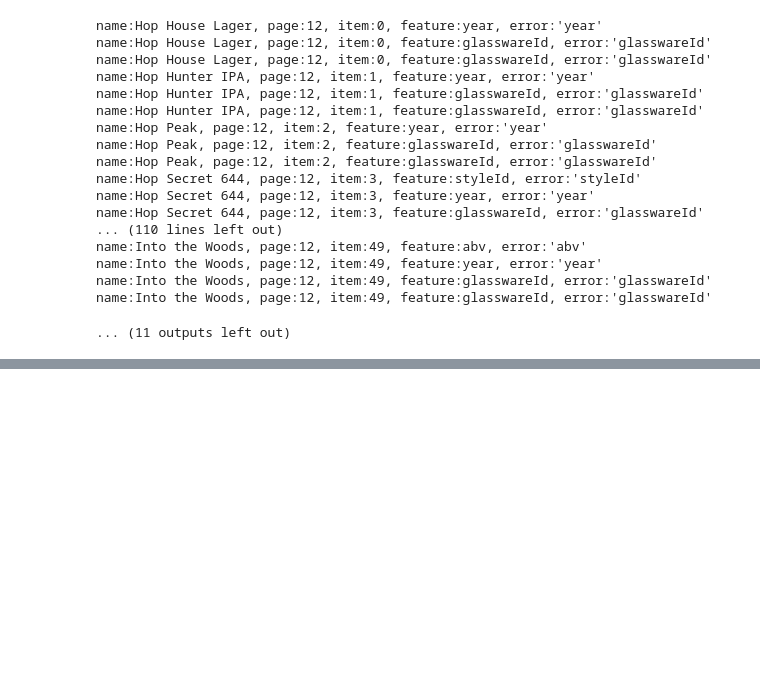
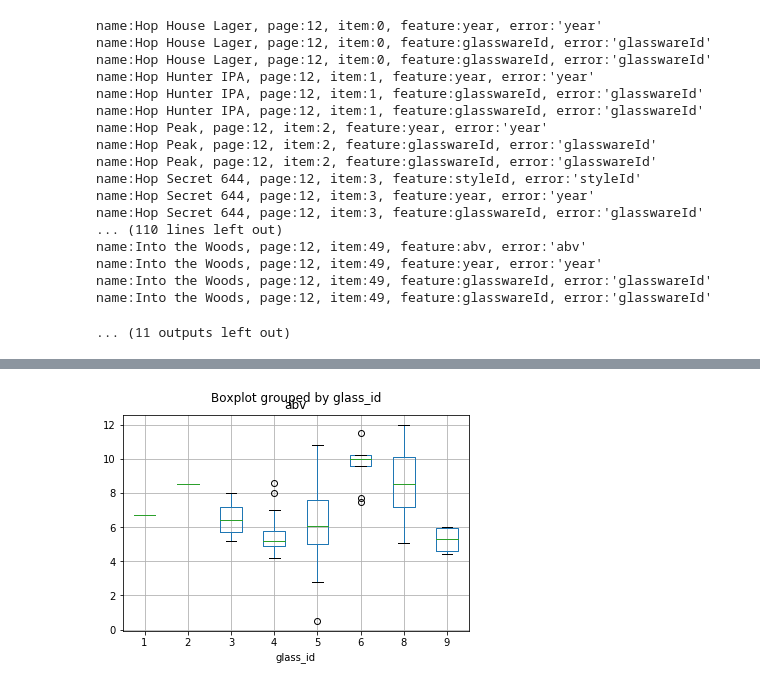
Before and after one commit to sponre01/project-one, a Jupyter notebook: Beer_Data_Notebook.ipynb, the cells around one changed output, grey strips where cells are left out. Drawn from its saved outputs; the diff is of its cells as text; code cells hidden in the pictures; blank space fills up the shorter version.

Commit message:
updated beer_data_notebook with glassware exploration and included 2 visualizations

```diff
--- a/Beer_Data_Notebook.ipynb
+++ b/Beer_Data_Notebook.ipynb
@@ -264,0 +273,4 @@ beer_data.to_csv("data/beers.csv")
+# %%
+beer_glass = beer_data[beer_data["glass_id"].notna()]
+print(beer_glass.shape)
+beer_glass.head()
@@ -264,0 +302,6 @@ beer_data.to_csv("data/beers.csv")
+# %%
+# beer_glass.info()
+# shows that all variables are categorical and abv should be turned into a float and glass_id to int to be able to plot
+beer_glass['abv'] = beer_glass['abv'].astype(float)
+beer_glass['glass_id'] = beer_glass['glass_id'].astype(int)
+beer_glass.info()
@@ -264,0 +335,4 @@ beer_data.to_csv("data/beers.csv")
+# %%
+abv_glass = beer_glass.boxplot('abv', "glass_id")
+# %% [output]
+[figure, added]
```
Also changed, not shown: parts of 9 cells of this notebook.
